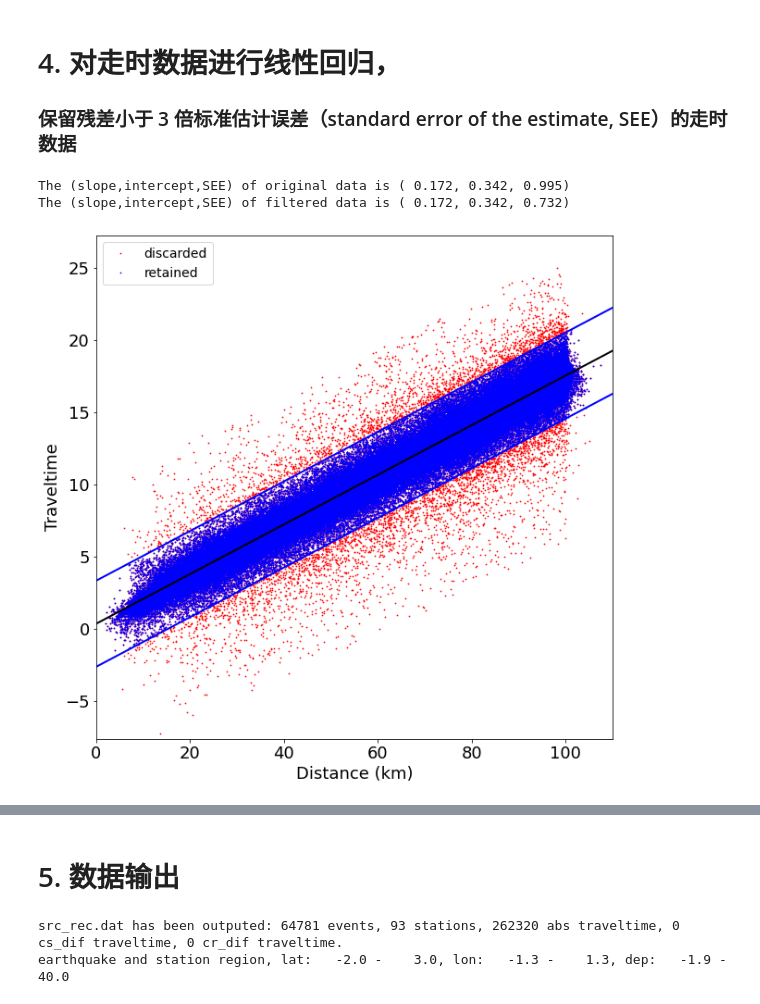
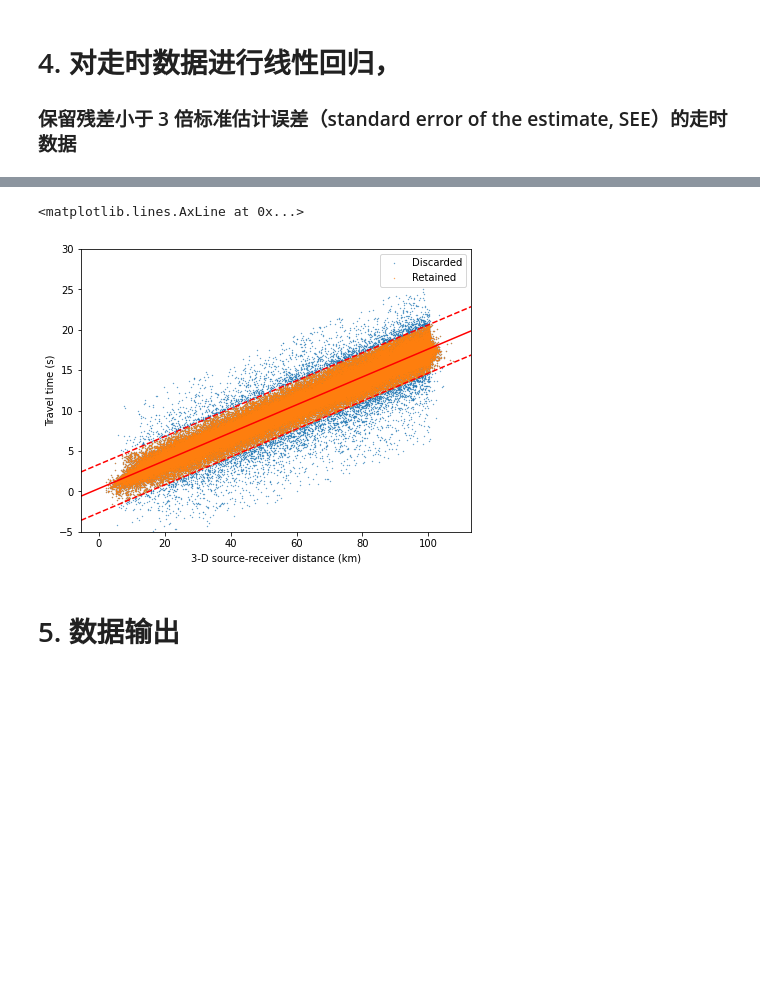
Before and after one commit to JingChen-Thu/TomoATT_examples_for_course2026, a Jupyter notebook: CHS/Step1_Data_Process/DataProc2_keep_reliable_data_by_linear_regression.ipynb, the cells around one changed output, grey strips where cells are left out. Saved outputs shown, nothing was run; the diff lists cells and outputs as text; code cells hidden in the pictures; blank space fills up the shorter version.

```diff
--- a/CHS/Step1_Data_Process/DataProc2_keep_reliable_data_by_linear_regression.ipynb
+++ b/CHS/Step1_Data_Process/DataProc2_keep_reliable_data_by_linear_regression.ipynb
@@ -113,25 +112,27 @@ earthquake and station region, lat:   -2.0 -    3.0, lon:   -1.3 -    1.3, dep:
 # %% [markdown]
 # 4. 对走时数据进行线性回归，
 ### 保留残差小于 3 倍标准估计误差（standard error of the estimate, SEE）的走时数据
-# %%
-# 提取数据的 距离 与 走时
-[dis_obs,time_obs] = ffd.data_dis_time(ev_limit_dis_phase,st_info_obs)
-# 线性回归拟合
-(slope,intercept,SEE) = ffd.linear_regression(dis_obs,time_obs)
-up      =  3*SEE    # 上界
-down    = -3*SEE    # 下界
-print("The (slope,intercept,SEE) of original data is (%6.3f,%6.3f,%6.3f)"%(slope,intercept,SEE))
-
-# 删除超过上下界的数据 （当 走时 > slope * 距离 + intercept + up 或者 走时 < slope * 距离 + intercept + down 时，认为是异常数据，剔除掉。）
-dis_min = 0
-dis_max = 110
-ev_remove_outlier_3SEE = ffd.fig_data_plot_remove_outliers(ev_limit_dis_phase,st_info_obs,slope,intercept,up,down,dis_min,dis_max, fname = "figs/step2_data_remove_outlier_3SEE.png")
-
-# 评估删除数据之后的线性回归情况（可选）
-(dis_obs,time_obs) = ffd.data_dis_time(ev_remove_outlier_3SEE,st_info_obs)
-(slope_2,intercept_2,SEE_2) = ffd.linear_regression(dis_obs,time_obs)
-print("The (slope,intercept,SEE) of filtered data is (%6.3f,%6.3f,%6.3f)"%(slope_2,intercept_2,SEE_2))
-# %% [output]
-The (slope,intercept,SEE) of original data is ( 0.172, 0.342, 0.995)
-The (slope,intercept,SEE) of filtered data is ( 0.172, 0.342, 0.732)
-[figure, removed]
+# %%
+# 删除3倍标准差以外的数据
+std_multiplier = 3
+sr_lr = sr_phase.copy()
+reg_para = sr_lr.select_by_linear_regression(std_multiplier=std_multiplier, separate_phase=False)
+
+# 数据画图（可选）
+# 绘制剔除异常数据前后的走时图
+fig = sr_phase.plot_travel_time(
+        s=0.1, color="C0", distance="dist_3d_km", ylim=(-5, 30), label="Discarded"
+    )
+sr_lr.plot_travel_time(
+        s=0.1, color="C1", distance="dist_3d_km", fig=fig, ylim="inherit", label="Retained",
+        fname="figs/step2_data_remove_outlier_3SEE.png",
+    )
+fig.axes[0].legend()
+
+# 绘制线性回归线
+fig.axes[0].axline((0, reg_para['all'][1]), slope=reg_para['all'][0], color="red", label="Linear Regression")
+
+# 绘制线性回归线的上下3倍标准差线
+fig.axes[0].axline((0, reg_para['all'][1]+std_multiplier*reg_para['all'][2]), slope=reg_para['all'][0], color="red", ls="--")
+fig.axes[0].axline((0, reg_para['all'][1]-std_multiplier*reg_para['all'][2]), slope=reg_para['all'][0], color="red", ls="--")
+# %% [output]
@@ -138,3 +142,5 @@ The (slope,intercept,SEE) of filtered data is ( 0.172, 0.342, 0.732)
+<matplotlib.lines.AxLine at 0x...>
+[figure, added]
 # %% [markdown]
 # 5. 数据输出
 # %%
@@ -146,8 +152,5 @@ out_path = "output_data"
 os.makedirs(out_path,exist_ok=True)
 
 # 储存为TomoATT格式数据文件
-out_fname = "%s/step2_src_rec_remove_outlier.dat"%(out_path)
-ffd.write_src_rec_file(out_fname,ev_remove_outlier_3SEE,st_info_obs)
+out_fname = f"{out_path}/step2_src_rec_remove_outlier.dat"
+sr_lr.write(out_fname)
-# %% [output]
-src_rec.dat has been outputed: 64781 events, 93 stations, 262320 abs traveltime, 0 cs_dif traveltime, 0 cr_dif traveltime.
-earthquake and station region, lat:   -2.0 -    3.0, lon:   -1.3 -    1.3, dep:   -1.9 -   40.0
```
Also changed, not shown: parts of 8 cells of this notebook.
